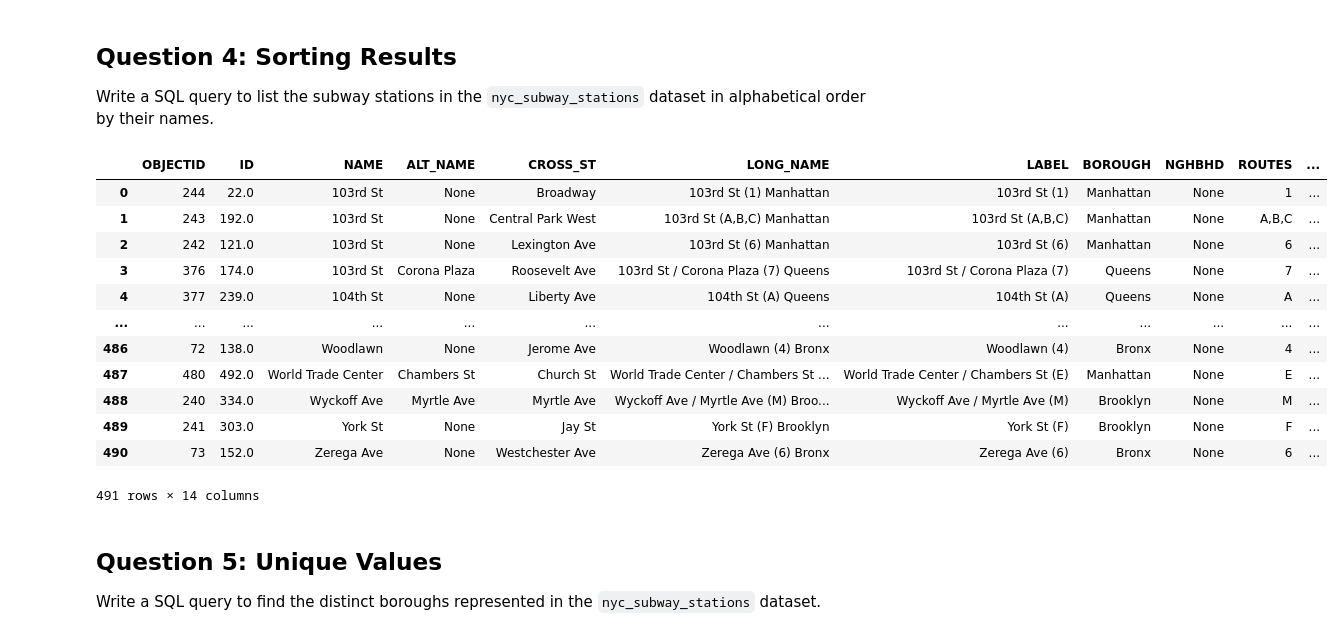
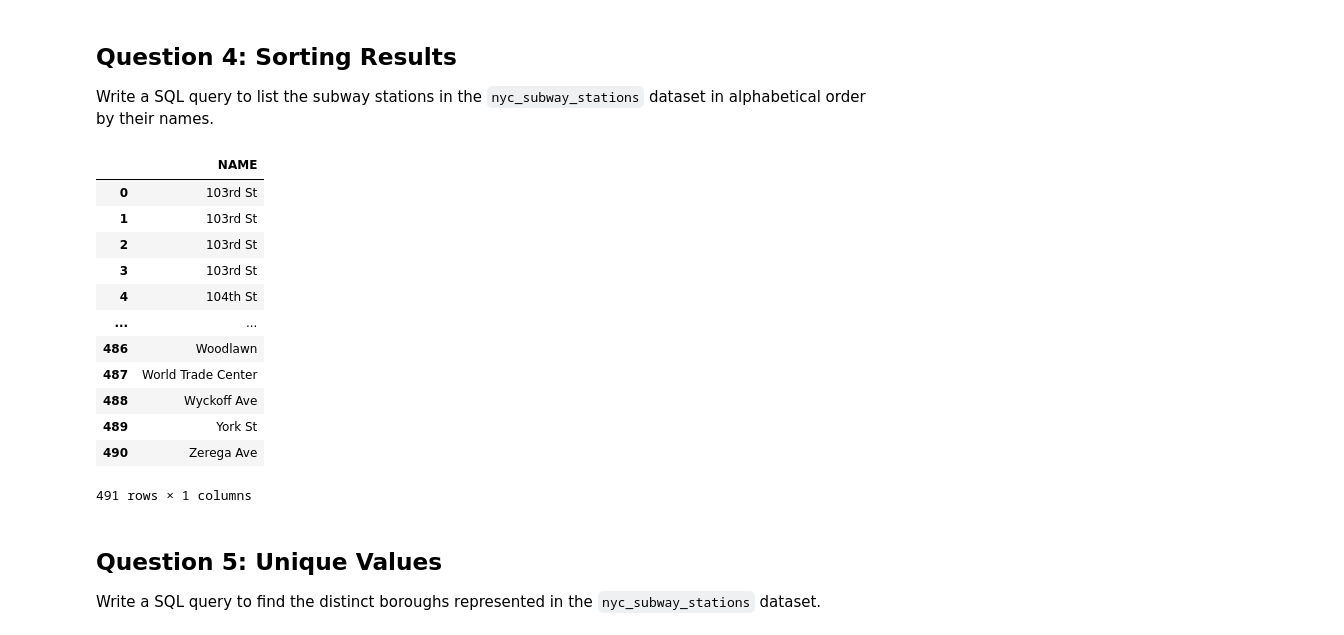
Before and after one commit to piyapa-uss/CASA0025-Big-Data, a Jupyter notebook: notebooks/W02_lab.ipynb, the cells around one changed output. Saved outputs shown, nothing was run; the diff lists cells and outputs as text; code cells hidden in the pictures.

```diff
--- a/notebooks/W02_lab.ipynb
+++ b/notebooks/W02_lab.ipynb
@@ -202,21 +207,22 @@ Write a SQL query to list the subway stations in the `nyc_subway_stations` datas
 # %%
 # Practicing order by to sort result follow condition preference
 %%sql
-select * from nyc_subway_stations order by name;
+select name
+from nyc_subway_stations order by name asc;
 # %% [output]
-|  | OBJECTID | ID | NAME | ALT_NAME | CROSS_ST | LONG_NAME | LABEL | BOROUGH | NGHBHD | ROUTES | ... |
-| 0 | 244 | 22.0 | 103rd St | None | Broadway | 103rd St (1) Manhattan | 103rd St (1) | Manhattan | None | 1 | ... |
-| 1 | 243 | 192.0 | 103rd St | None | Central Park West | 103rd St (A,B,C) Manhattan | 103rd St (A,B,C) | Manhattan | None | A,B,C | ... |
-| 2 | 242 | 121.0 | 103rd St | None | Lexington Ave | 103rd St (6) Manhattan | 103rd St (6) | Manhattan | None | 6 | ... |
-| 3 | 376 | 174.0 | 103rd St | Corona Plaza | Roosevelt Ave | 103rd St / Corona Plaza (7) Queens | 103rd St / Corona Plaza (7) | Queens | None | 7 | ... |
-| 4 | 377 | 239.0 | 104th St | None | Liberty Ave | 104th St (A) Queens | 104th St (A) | Queens | None | A | ... |
-| ... | ... | ... | ... | ... | ... | ... | ... | ... | ... | ... | ... |
-| 486 | 72 | 138.0 | Woodlawn | None | Jerome Ave | Woodlawn (4) Bronx | Woodlawn (4) | Bronx | None | 4 | ... |
-| 487 | 480 | 492.0 | World Trade Center | Chambers St | Church St | World Trade Center / Chambers St ... | World Trade Center / Chambers St (E) | Manhattan | None | E | ... |
-| 488 | 240 | 334.0 | Wyckoff Ave | Myrtle Ave | Myrtle Ave | Wyckoff Ave / Myrtle Ave (M) Broo... | Wyckoff Ave / Myrtle Ave (M) | Brooklyn | None | M | ... |
-| 489 | 241 | 303.0 | York St | None | Jay St | York St (F) Brooklyn | York St (F) | Brooklyn | None | F | ... |
-| 490 | 73 | 152.0 | Zerega Ave | None | Westchester Ave | Zerega Ave (6) Bronx | Zerega Ave (6) | Bronx | None | 6 | ... |
+|  | NAME |
+| 0 | 103rd St |
+| 1 | 103rd St |
+| 2 | 103rd St |
+| 3 | 103rd St |
+| 4 | 104th St |
+| ... | ... |
+| 486 | Woodlawn |
+| 487 | World Trade Center |
+| 488 | Wyckoff Ave |
+| 489 | York St |
+| 490 | Zerega Ave |
-491 rows × 14 columns
+491 rows × 1 columns
 # %% [markdown]
 ## Question 5: Unique Values
 
```
Also changed, not shown: parts of 6 cells of this notebook.
